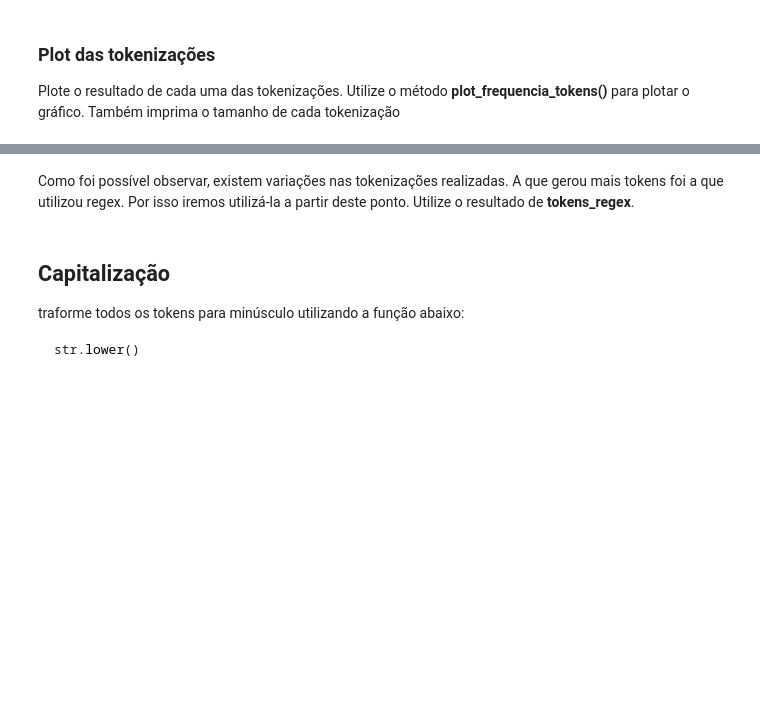
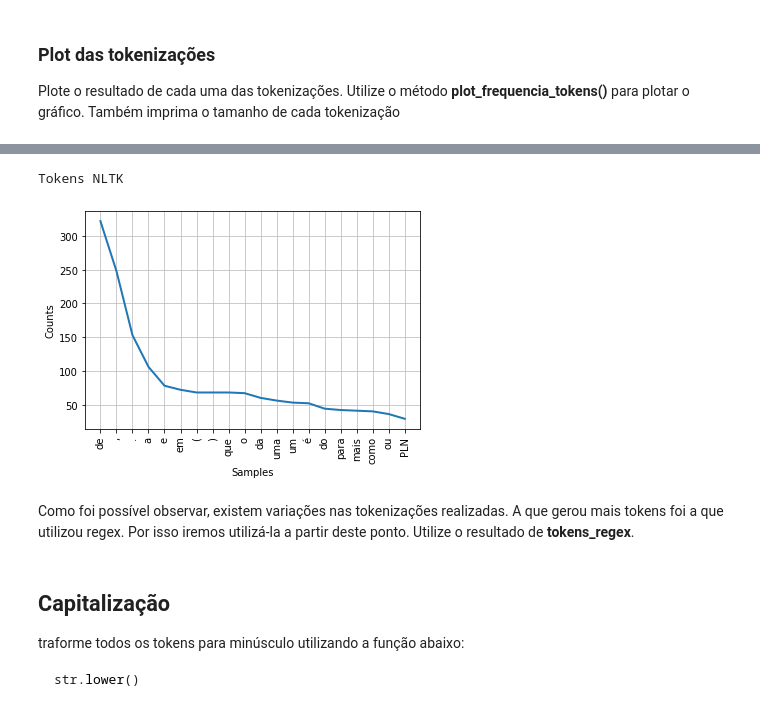
Before and after one commit to titilomt/data_science_puc_projects, a Jupyter notebook: Aula_1_CDBD_O8_2.ipynb, the cells around one changed output, grey strips where cells are left out. Drawn from its saved outputs; the diff is of its cells as text; code cells hidden in the pictures; blank space fills up the shorter version.

```diff
--- a/Aula_1_CDBD_O8_2.ipynb
+++ b/Aula_1_CDBD_O8_2.ipynb
@@ -331,3 +394,5 @@ tokens_nltk =
+# %%
+tokens_nltk = nltk.word_tokenize(corpus)
 # %%
 #NLTK
 print(tokens_nltk)
@@ -350,6 +425,10 @@ print("Tokens Regex")
 # %%
 print("Tokens NLTK")
 #faça aqui
+plot_frequencia_tokens(tokens_nltk)
+# %% [output]
+Tokens NLTK
+[figure, added]
 # %% [markdown]
 Como foi possível observar, existem variações nas tokenizações realizadas.
 A que gerou mais tokens foi a que utilizou regex.
```
Also changed, not shown: parts of 62 cells of this notebook.
